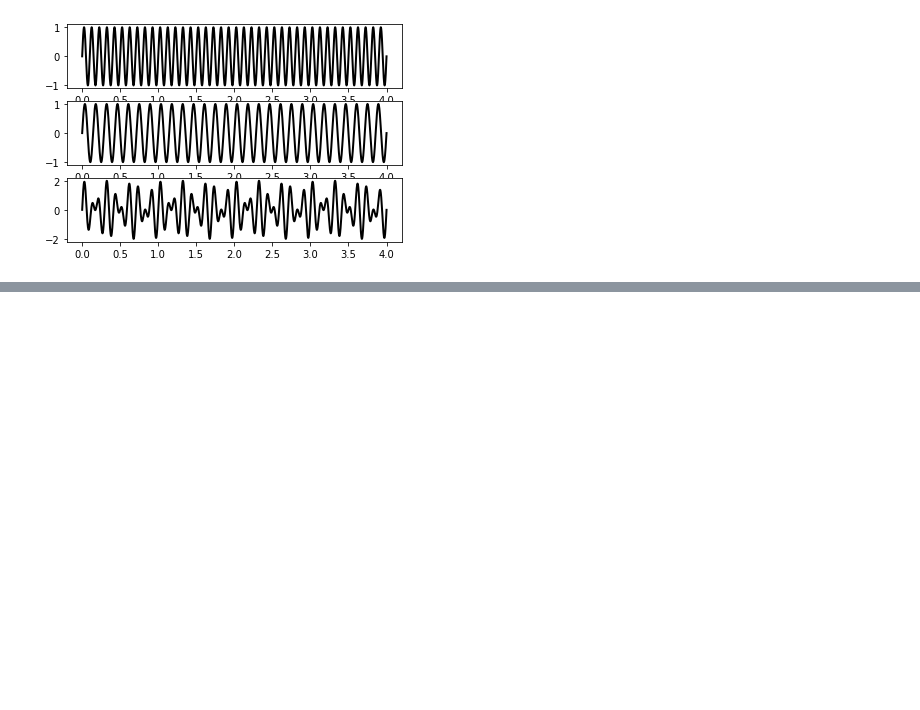
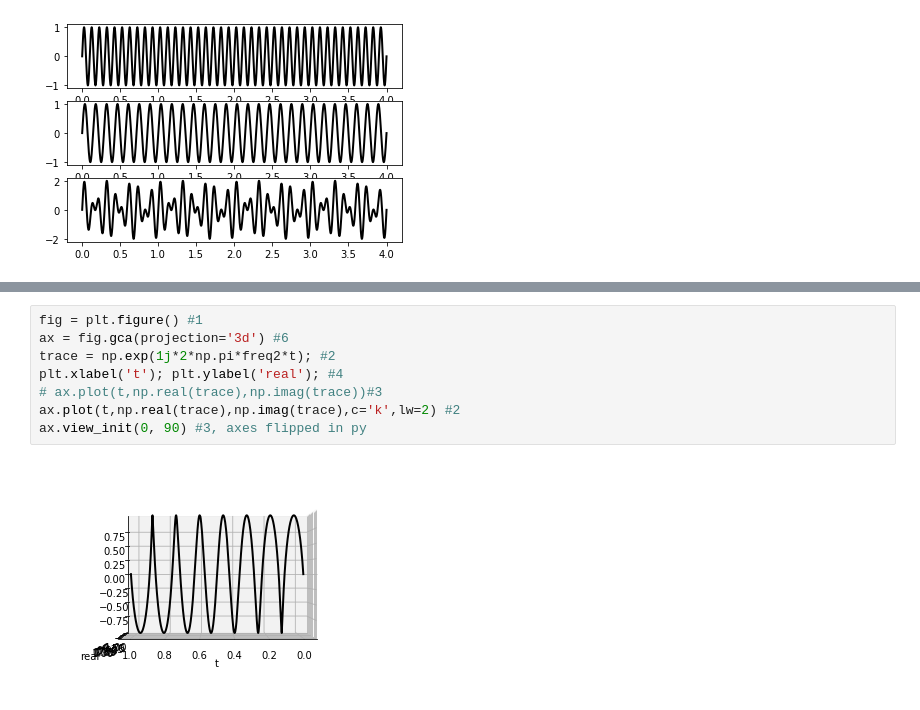
Before and after one commit to HyunsuLee/neural_data_science, a Jupyter notebook: ch5_analog_signal.ipynb, the cells around one changed output, grey strips where cells are left out. Cells and saved outputs as stored; diff of their text form; blank space fills up the shorter version.

```diff
--- a/ch5_analog_signal.ipynb
+++ b/ch5_analog_signal.ipynb
@@ -92,0 +123,10 @@ array([0.014553  +0.j        , 0.00822586+0.00644216j,
+# %%
+fig = plt.figure() #1
+ax = fig.gca(projection='3d') #6
+trace = np.exp(1j*2*np.pi*freq2*t); #2
+plt.xlabel('t'); plt.ylabel('real'); #4
+# ax.plot(t,np.real(trace),np.imag(trace))#3
+ax.plot(t,np.real(trace),np.imag(trace),c='k',lw=2) #2
+ax.view_init(0, 90) #3, axes flipped in py
+# %% [output]
+[figure, added]
```
Also changed, not shown: parts of 14 cells of this notebook, 1 other file.
